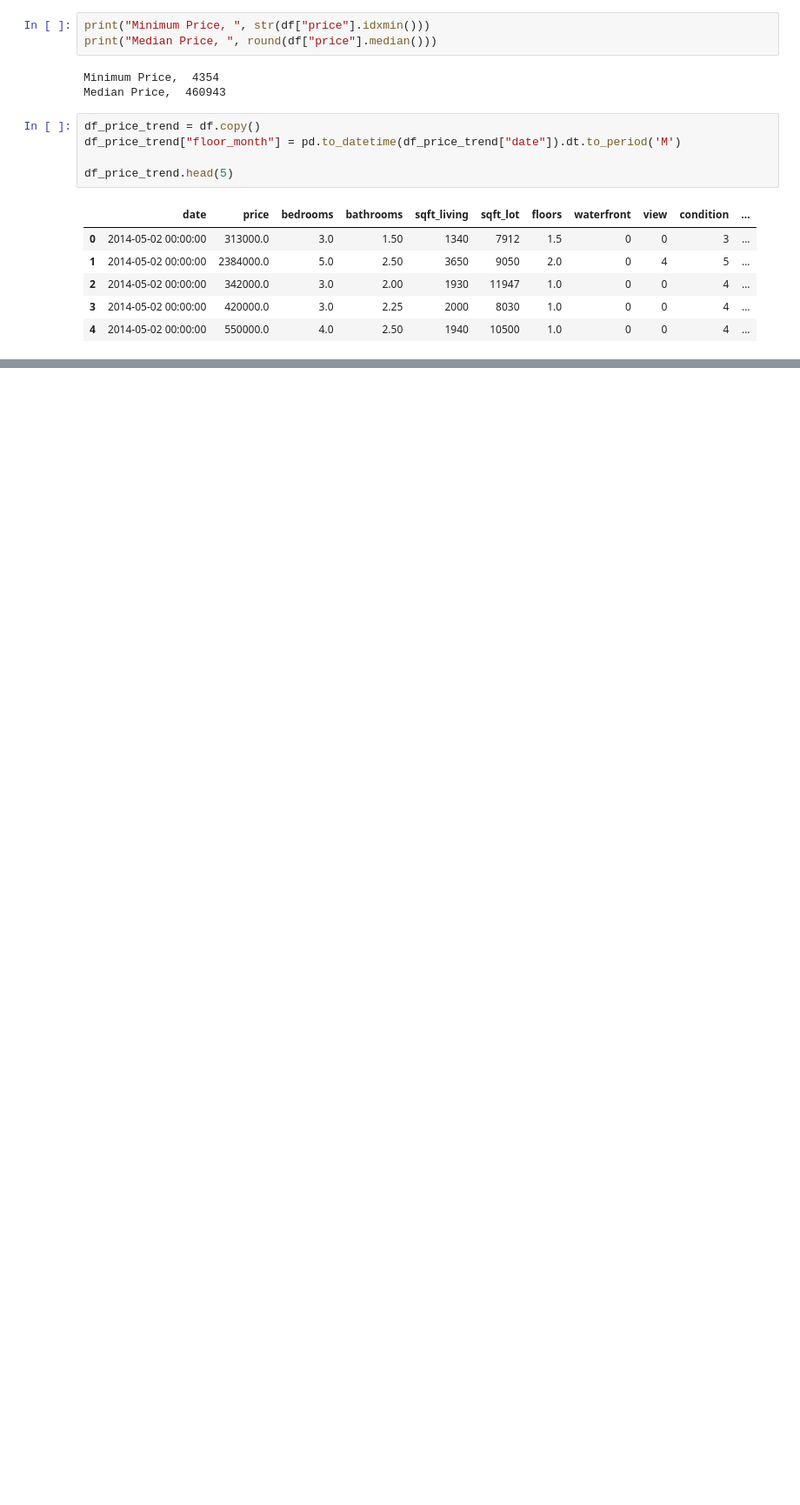
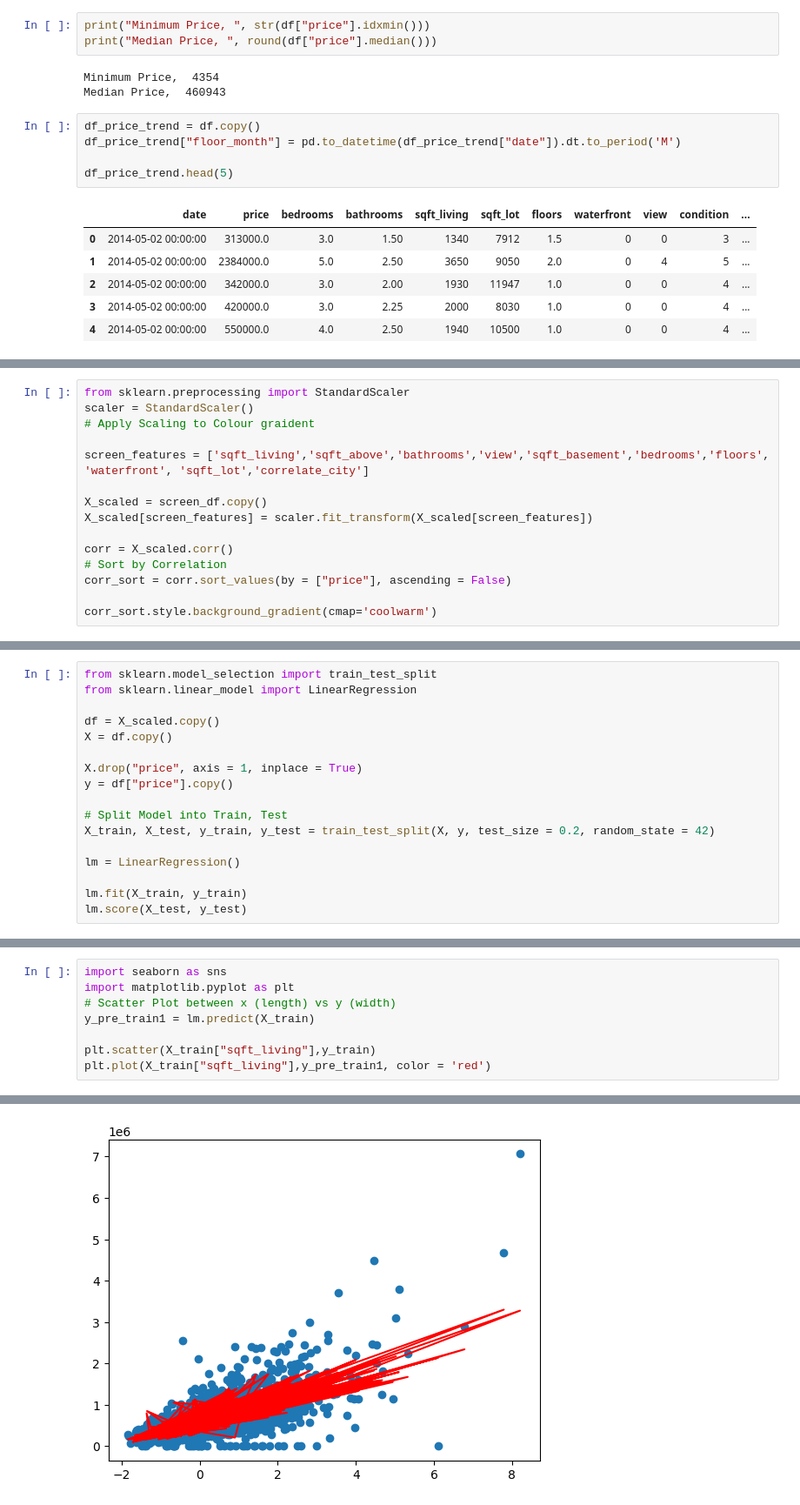
Before and after one commit to kanghinlee/Data_Portfolio, a Jupyter notebook: 03_Machine_Learning/03_Linear_Regression/03_House_Price_prediction/script.ipynb, the cells around one changed output, grey strips where cells are left out. Shown: that part at 87% size. Saved outputs shown, nothing was run; the diff lists cells and outputs as text; blank space fills up the shorter version.

Commit message:
Continue with the house pricing prediction.
Feature Selection and now testing/train lm model.

```diff
--- a/03_Machine_Learning/03_Linear_Regression/03_House_Price_prediction/script.ipynb
+++ b/03_Machine_Learning/03_Linear_Regression/03_House_Price_prediction/script.ipynb
@@ -113,0 +217,15 @@ clean_df = df.drop(columns = ['date', 'street', 'statezip', 'country', 'city']).
+# %%
+from sklearn.preprocessing import StandardScaler
+scaler = StandardScaler()
+# Apply Scaling to Colour graident
+
+screen_features = ['sqft_living','sqft_above','bathrooms','view','sqft_basement','bedrooms','floors', 'waterfront', 'sqft_lot','correlate_city']
+
+X_scaled = screen_df.copy()
+X_scaled[screen_features] = scaler.fit_transform(X_scaled[screen_features])
+
+corr = X_scaled.corr()
+# Sort by Correlation
+corr_sort = corr.sort_values(by = ["price"], ascending = False)
+
+corr_sort.style.background_gradient(cmap='coolwarm')
@@ -113,0 +245,17 @@ clean_df = df.drop(columns = ['date', 'street', 'statezip', 'country', 'city']).
+# %%
+from sklearn.model_selection import train_test_split
+from sklearn.linear_model import LinearRegression
+
+df = X_scaled.copy()
+X = df.copy()
+
+X.drop("price", axis = 1, inplace = True)
+y = df["price"].copy()
+
+# Split Model into Train, Test
+X_train, X_test, y_train, y_test = train_test_split(X, y, test_size = 0.2, random_state = 42)
+
+lm = LinearRegression()
+
+lm.fit(X_train, y_train)
+lm.score(X_test, y_test)
@@ -113,0 +264,9 @@ clean_df = df.drop(columns = ['date', 'street', 'statezip', 'country', 'city']).
+# %%
+import seaborn as sns
+import matplotlib.pyplot as plt
+# Scatter Plot between x (length) vs y (width)
+y_pre_train1 = lm.predict(X_train)
+
+plt.scatter(X_train["sqft_living"],y_train)
+plt.plot(X_train["sqft_living"],y_pre_train1, color = 'red')
+# %% [output]
@@ -113,0 +274 @@ clean_df = df.drop(columns = ['date', 'street', 'statezip', 'country', 'city']).
+[figure, added]
```
Also changed, not shown: parts of 18 cells of this notebook.
